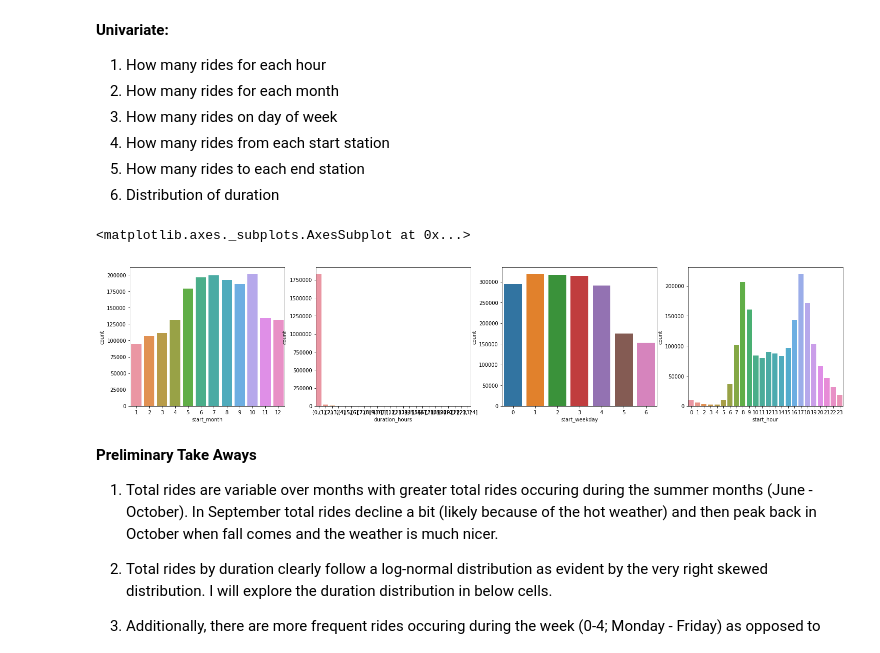
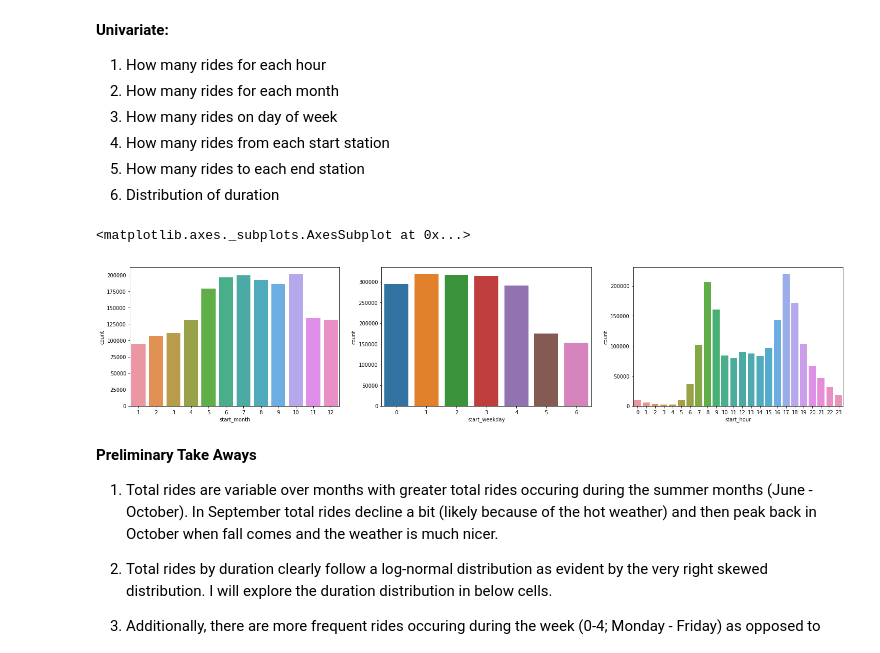
Before and after one commit to eherdter/FunData, a Jupyter notebook: FordGoBikeData_AnalysisVisualization/FordGoBike_DataVisualization.ipynb, the cells around one changed output. Saved outputs shown, nothing was run; the diff lists cells and outputs as text; code cells hidden in the pictures.

Commit message:
feat: Update bivariate and multivariate visualizations

```diff
--- a/FordGoBikeData_AnalysisVisualization/FordGoBike_DataVisualization.ipynb
+++ b/FordGoBikeData_AnalysisVisualization/FordGoBike_DataVisualization.ipynb
@@ -292,20 +292,20 @@ and prepare yourself to look at relationships between variables.
 # %%
 plt.figure(figsize =[25,5])
 
-plt.subplot(1,4,1)
+#explore total rides by start month
+plt.subplot(1,3,1)
 sb.countplot(data=df1, x='start_month')
 
-plt.subplot(1,4,2)
-sb.countplot(data=df1, x ='duration_hours')
-
-plt.subplot(1,4,3)
+#explore total rides by start month
+plt.subplot(1,3,2)
 sb.countplot(data=df1, x ='start_weekday')
 
-plt.subplot(1,4,4)
+#explore total rides by start hour
+plt.subplot(1,3,3)
 sb.countplot(data=df1, x ='start_hour')
 # %% [output]
 <matplotlib.axes._subplots.AxesSubplot at 0x...>
-[figure, old version]
+[figure, new version]
 # %% [markdown]
 **Preliminary Take Aways**
 1. Total rides are variable over months with greater total rides occuring during the summer months (June - October). In September total rides decline a bit (likely because of the hot weather) and then peak back in October when fall comes and the weather is much nicer.
```
Also changed, not shown: parts of 63 cells of this notebook.
